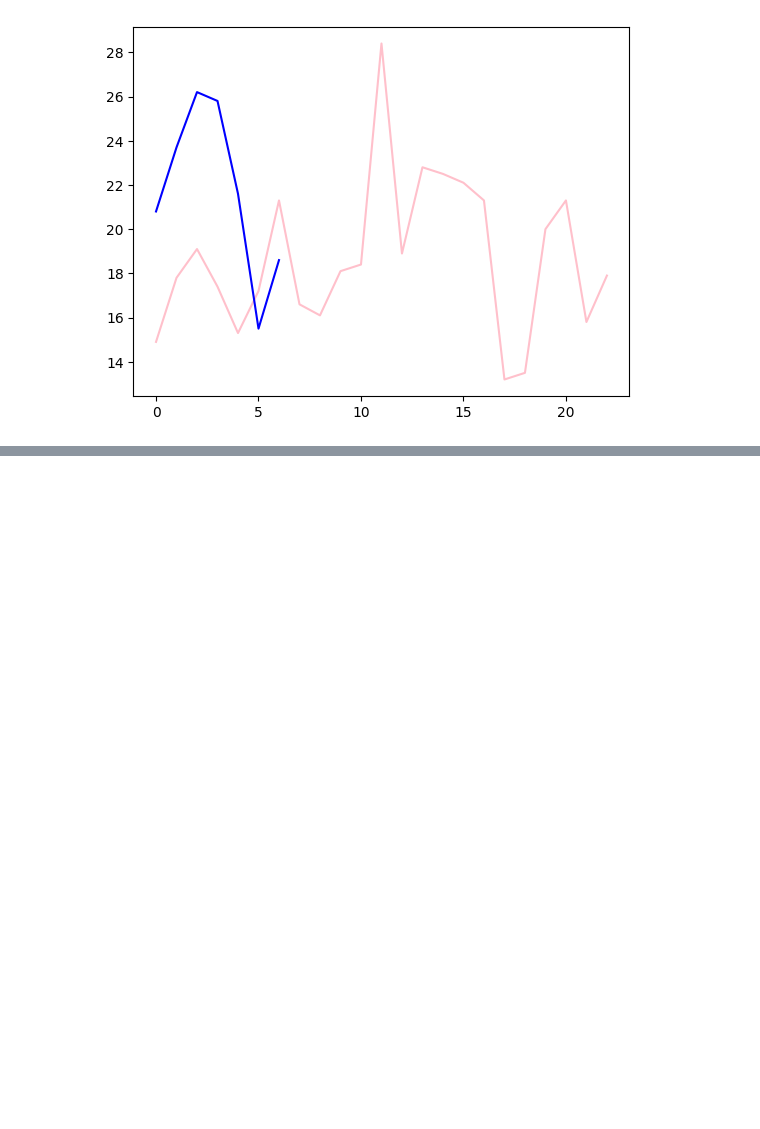
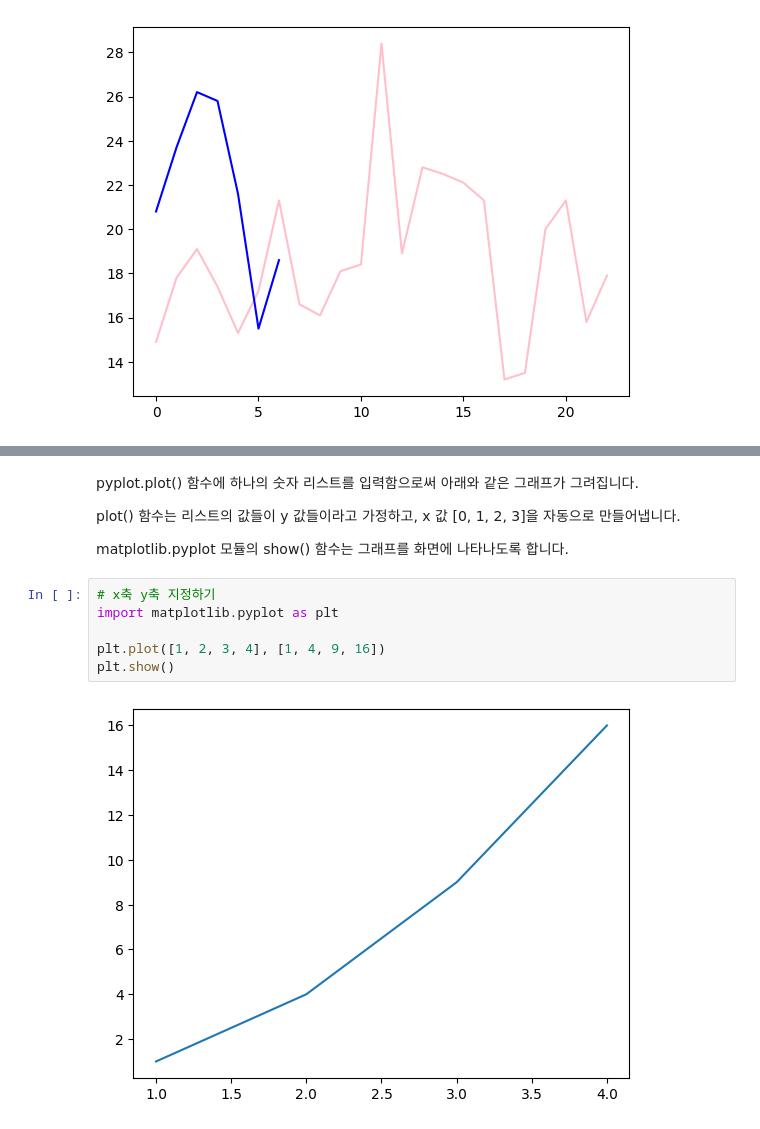
Before and after one commit to Haaahm/DA_School_1, a Jupyter notebook: 정리노트/0508_CSV파일_다루기_파이썬_심화.ipynb, the cells around one changed output, grey strips where cells are left out. Saved outputs shown, nothing was run; the diff lists cells and outputs as text; blank space fills up the shorter version.

```diff
--- a/정리노트/0508_CSV파일_다루기_파이썬_심화.ipynb
+++ b/정리노트/0508_CSV파일_다루기_파이썬_심화.ipynb
@@ -1205,0 +1215,14 @@ plt.show()
+# %% [markdown]
+pyplot.plot() 함수에 하나의 숫자 리스트를 입력함으로써 아래와 같은 그래프가 그려집니다.
+
+plot() 함수는 리스트의 값들이 y 값들이라고 가정하고, x 값 [0, 1, 2, 3]을 자동으로 만들어냅니다.
+
+matplotlib.pyplot 모듈의 show() 함수는 그래프를 화면에 나타나도록 합니다.
+# %%
+# x축 y축 지정하기
+import matplotlib.pyplot as plt
+
+plt.plot([1, 2, 3, 4], [1, 4, 9, 16])
+plt.show()
+# %% [output]
+[figure, added]
```
Also changed, not shown: parts of 85 cells of this notebook.
